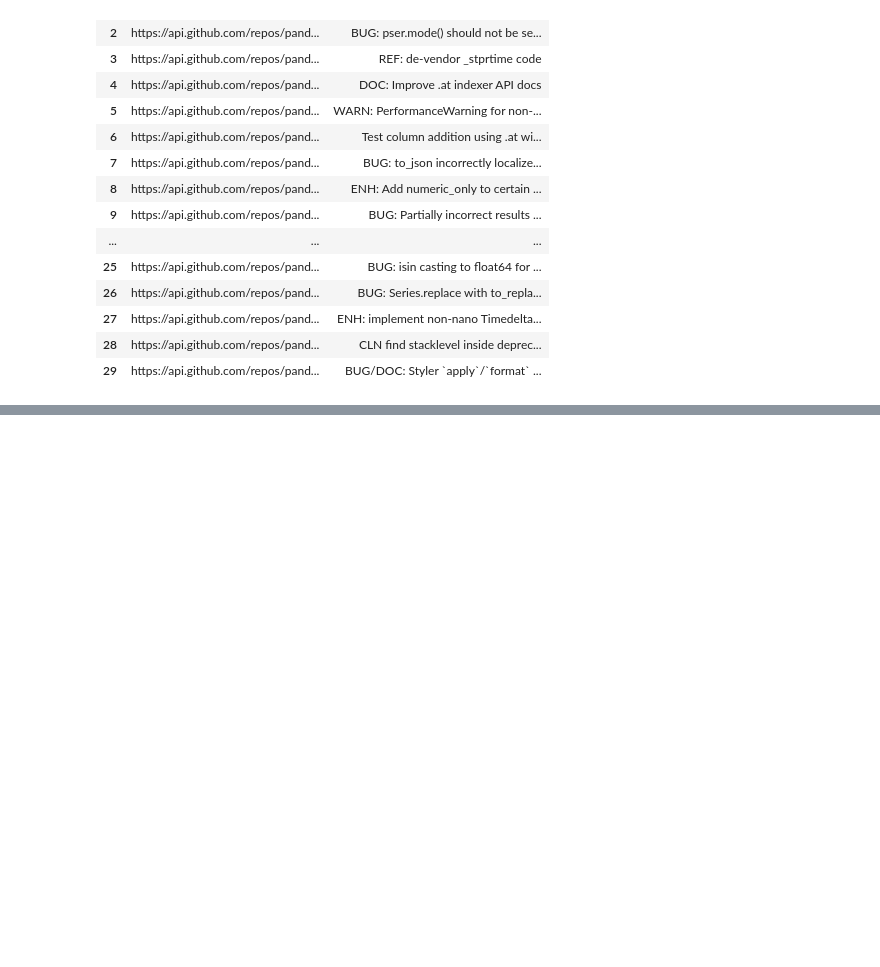
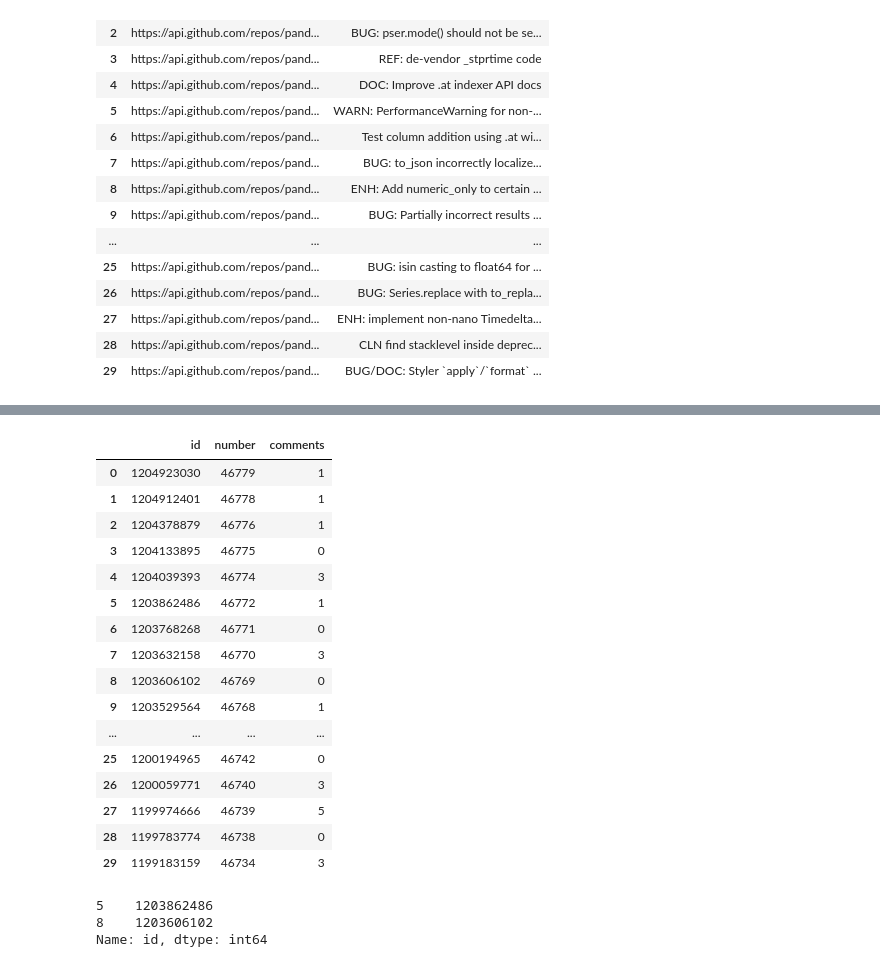
Before and after one commit to tireless-22/machine-learning-and-data-science, a Jupyter notebook: pandas/Part-1.ipynb, the cells around one changed output, grey strips where cells are left out. Cells and saved outputs as stored; diff of their text form; code cells hidden in the pictures; blank space fills up the shorter version.

```diff
--- a/pandas/Untitled.ipynb
+++ b/pandas/Part-1.ipynb
@@ -697,0 +988,28 @@ dfj
+# %%
+temp=dfj[dfj.dtypes[dfj.dtypes=="int64"].index]
+# %%
+temp
+# %% [output]
+|  | id | number | comments |
+| 0 | 1204923030 | 46779 | 1 |
+| 1 | 1204912401 | 46778 | 1 |
+| 2 | 1204378879 | 46776 | 1 |
+| 3 | 1204133895 | 46775 | 0 |
+| 4 | 1204039393 | 46774 | 3 |
+| 5 | 1203862486 | 46772 | 1 |
+| 6 | 1203768268 | 46771 | 0 |
+| 7 | 1203632158 | 46770 | 3 |
+| 8 | 1203606102 | 46769 | 0 |
+| 9 | 1203529564 | 46768 | 1 |
+| ... | ... | ... | ... |
+| 25 | 1200194965 | 46742 | 0 |
+| 26 | 1200059771 | 46740 | 3 |
+| 27 | 1199974666 | 46739 | 5 |
+| 28 | 1199783774 | 46738 | 0 |
+| 29 | 1199183159 | 46734 | 3 |
+# %%
+temp["id"][5:11:3]
+# %% [output]
+5    1203862486
+8    1203606102
+Name: id, dtype: int64
```
Also changed, not shown: parts of 22 cells of this notebook, 2 other files.
